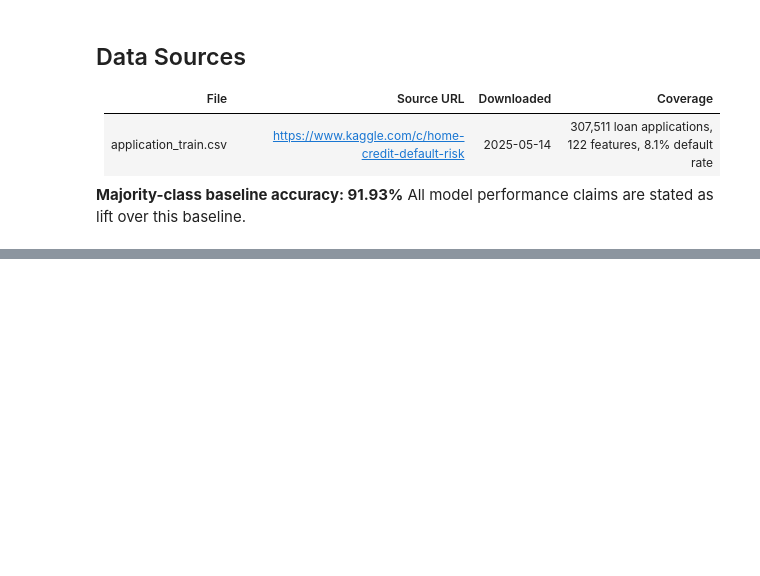
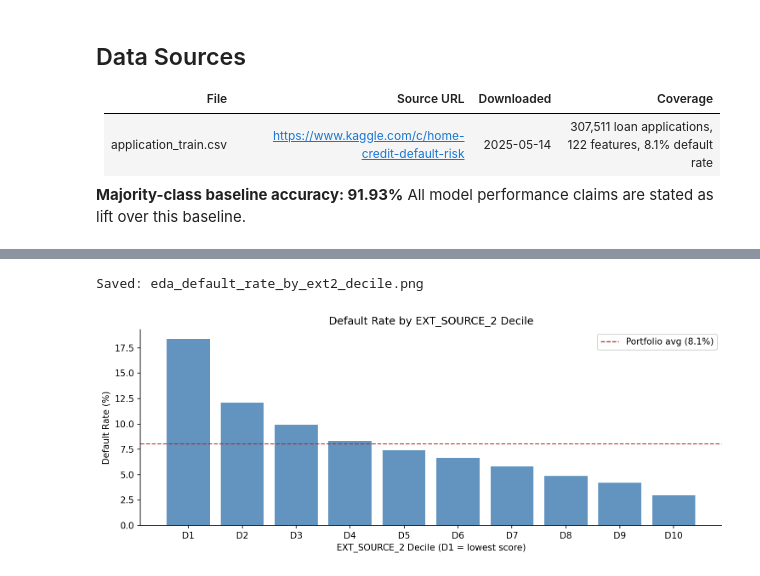
Before and after one commit to imsaichauhan/b1-credit-scoring, a Jupyter notebook: notebooks/main.ipynb, the cells around one changed output, grey strips where cells are left out. Saved outputs shown, nothing was run; the diff lists cells and outputs as text; code cells hidden in the pictures; blank space fills up the shorter version.

```diff
--- a/notebooks/main.ipynb
+++ b/notebooks/main.ipynb
@@ -82,0 +158,25 @@ All model performance claims are stated as lift over this baseline.
+# %%
+subset['EXT2_DECILE'] = pd.qcut(subset['EXT_SOURCE_2'].dropna(),
+                                  q=10, labels=False, duplicates='drop')
+
+ext2_default = subset.groupby('EXT2_DECILE')['TARGET'].agg(['mean', 'count'])
+ext2_default.columns = ['default_rate', 'count']
+
+fig, ax = plt.subplots(figsize=(10, 4))
+ax.bar(range(len(ext2_default)),
+       ext2_default['default_rate'] * 100,
+       color='steelblue', alpha=0.85)
+ax.axhline(y=default_rate * 100, color='firebrick',
+           linestyle='--', linewidth=1.2, label=f'Portfolio avg ({default_rate:.1%})')
+ax.set_xticks(range(len(ext2_default)))
+ax.set_xticklabels([f'D{i+1}' for i in range(len(ext2_default))])
+ax.set_xlabel('EXT_SOURCE_2 Decile (D1 = lowest score)')
+ax.set_ylabel('Default Rate (%)')
+ax.set_title('Default Rate by EXT_SOURCE_2 Decile')
+ax.legend()
+plt.tight_layout()
+savefig('eda_default_rate_by_ext2_decile.png')
+plt.show()
+# %% [output]
+Saved: eda_default_rate_by_ext2_decile.png
+[figure, added]
```
Also changed, not shown: parts of 4 cells of this notebook, 3 other files.
